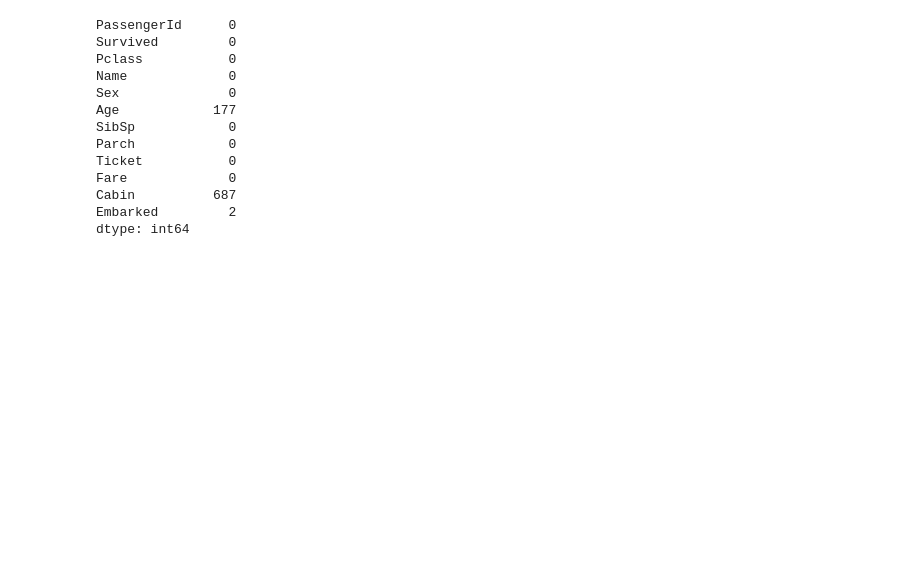
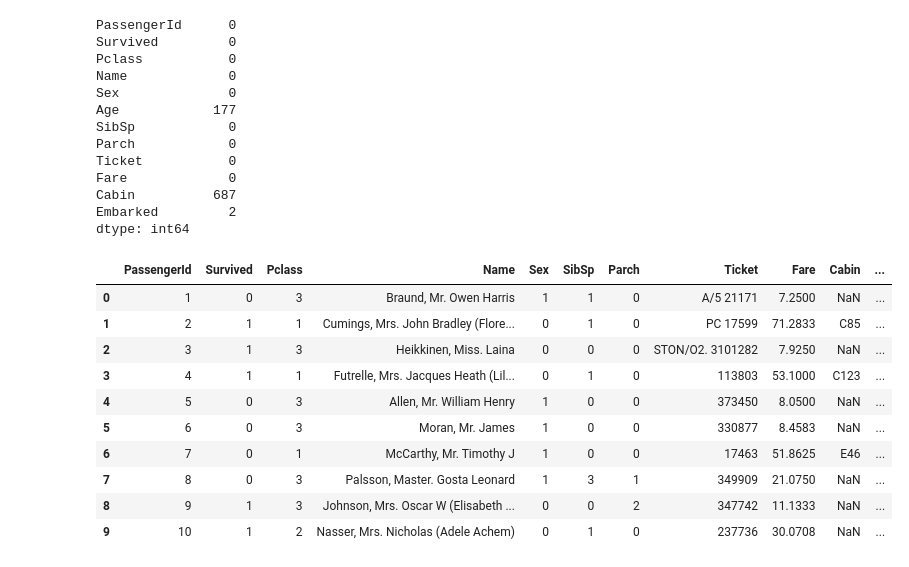
Before and after one commit to Sumit-Agnihotri/TITANIC_SURVIVAL_PREDICTION, a Jupyter notebook: Titanic Survival Prediction.ipynb, the cells around one changed output. Saved outputs shown, nothing was run; the diff lists cells and outputs as text; code cells hidden in the pictures; blank space fills up the shorter version.

```diff
--- a/Titanic Survival Prediction.ipynb
+++ b/Titanic Survival Prediction.ipynb
@@ -143,3 +143,20 @@ Fare             0
 Cabin          687
 Embarked         2
 dtype: int64
+# %%
+dataset=dataset.drop(["Age"], axis=1) # I am dropping the Age column because it has 177 missing values and I don't want to fill the missing values with mean or median.
+# %%
+dataset_final = dataset
+dataset_final.head(10)
+# %% [output]
+|  | PassengerId | Survived | Pclass | Name | Sex | SibSp | Parch | Ticket | Fare | Cabin | ... |
+| 0 | 1 | 0 | 3 | Braund, Mr. Owen Harris | 1 | 1 | 0 | A/5 21171 | 7.2500 | NaN | ... |
+| 1 | 2 | 1 | 1 | Cumings, Mrs. John Bradley (Flore... | 0 | 1 | 0 | PC 17599 | 71.2833 | C85 | ... |
+| 2 | 3 | 1 | 3 | Heikkinen, Miss. Laina | 0 | 0 | 0 | STON/O2. 3101282 | 7.9250 | NaN | ... |
+| 3 | 4 | 1 | 1 | Futrelle, Mrs. Jacques Heath (Lil... | 0 | 1 | 0 | 113803 | 53.1000 | C123 | ... |
+| 4 | 5 | 0 | 3 | Allen, Mr. William Henry | 1 | 0 | 0 | 373450 | 8.0500 | NaN | ... |
+| 5 | 6 | 0 | 3 | Moran, Mr. James | 1 | 0 | 0 | 330877 | 8.4583 | NaN | ... |
+| 6 | 7 | 0 | 1 | McCarthy, Mr. Timothy J | 1 | 0 | 0 | 17463 | 51.8625 | E46 | ... |
+| 7 | 8 | 0 | 3 | Palsson, Master. Gosta Leonard | 1 | 3 | 1 | 349909 | 21.0750 | NaN | ... |
+| 8 | 9 | 1 | 3 | Johnson, Mrs. Oscar W (Elisabeth ... | 0 | 0 | 2 | 347742 | 11.1333 | NaN | ... |
+| 9 | 10 | 1 | 2 | Nasser, Mrs. Nicholas (Adele Achem) | 0 | 1 | 0 | 237736 | 30.0708 | NaN | ... |
```
